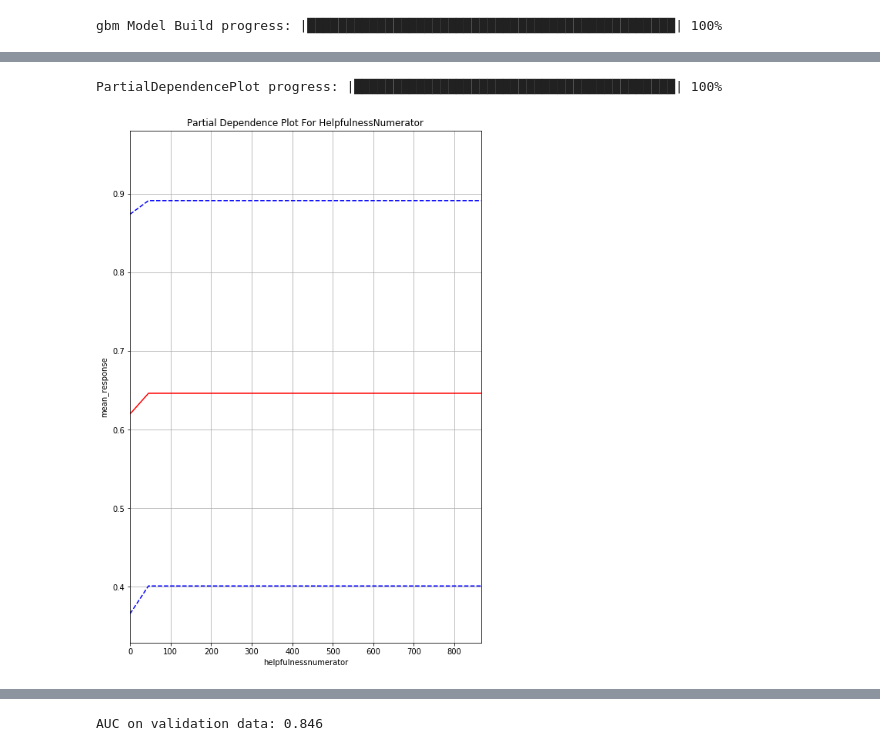
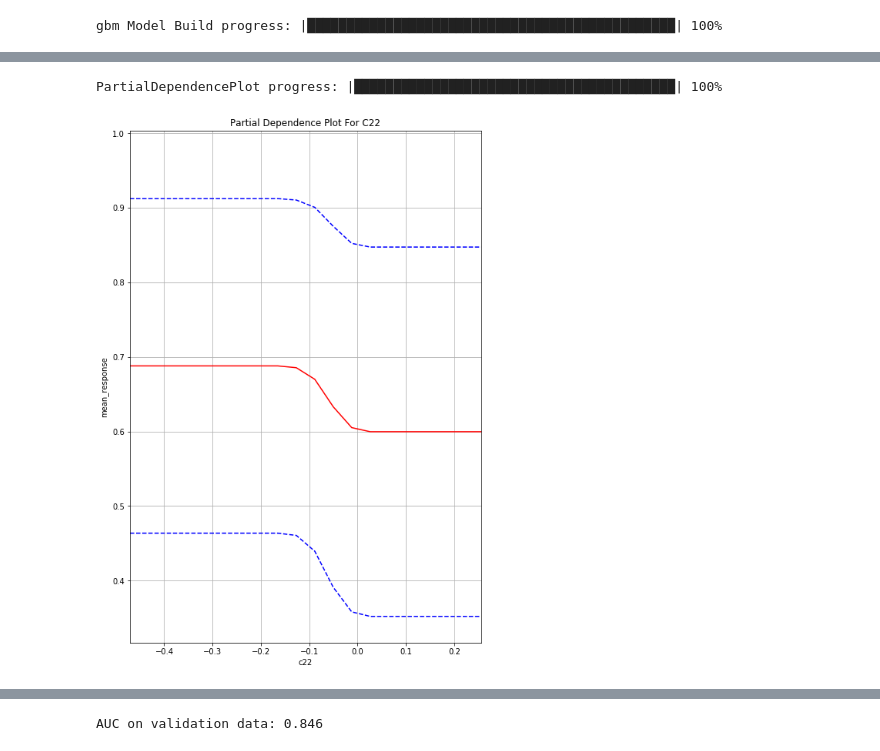
Before and after one commit to MandyMY/AI-Addin, a Jupyter notebook: Final Project.ipynb, the cells around one changed output, grey strips where cells are left out. Saved outputs shown, nothing was run; the diff lists cells and outputs as text; code cells hidden in the pictures.

```diff
--- a/Final Project.ipynb
+++ b/Final Project.ipynb
@@ -466,5 +686,5 @@ gbm.varimp_plot()
 # %%
-pdp_helpfulness = gbm.partial_plot(ext_train_new, cols = ['HelpfulnessNumerator'])
+pdp_helpfulness = gbm.partial_plot(ext_train_new, cols = ['C22'])
 # %% [output]
 PartialDependencePlot progress: |█████████████████████████████████████████| 100%
-[figure, old version]
+[figure, new version]
```
Also changed, not shown: parts of 38 cells of this notebook.
